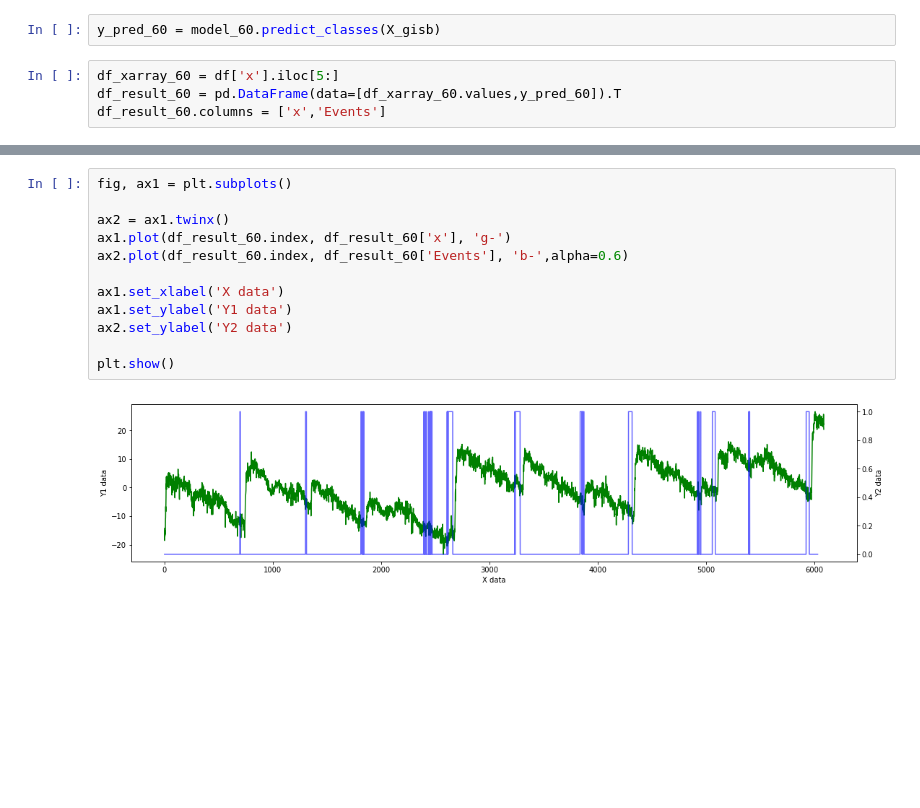
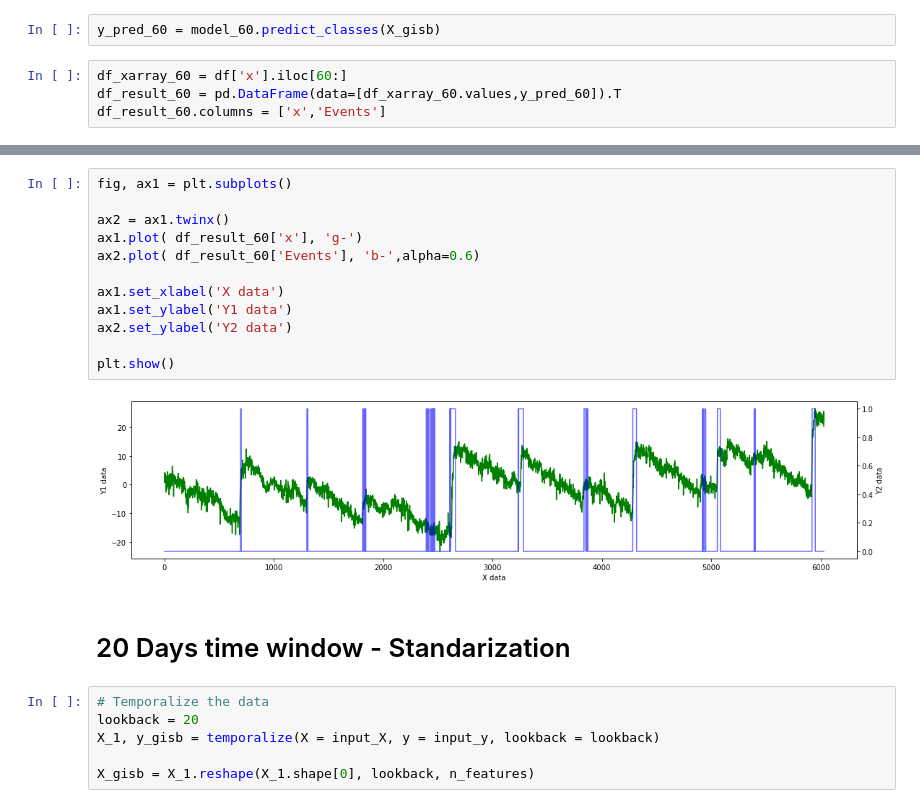
Before and after one commit to francovm/SSE, a Jupyter notebook: notebooks/09-Test-LSTM-GISB.ipynb, the cells around one changed output, grey strips where cells are left out. Drawn from its saved outputs; the diff is of its cells as text; blank space fills up the shorter version.

```diff
--- a/notebooks/09-Test-LSTM-GISB.ipynb
+++ b/notebooks/09-Test-LSTM-GISB.ipynb
@@ -450,7 +432,7 @@ _________________________________________________________________
 # %%
 y_pred_60 = model_60.predict_classes(X_gisb)
 # %%
-df_xarray_60 = df['x'].iloc[5:]
+df_xarray_60 = df['x'].iloc[60:]
 df_result_60 = pd.DataFrame(data=[df_xarray_60.values,y_pred_60]).T
 df_result_60.columns = ['x','Events']
 # %%
@@ -495,14 +477,22 @@ plt.plot()
 # %%
 fig, ax1 = plt.subplots()
 
 ax2 = ax1.twinx()
-ax1.plot(df_result_60.index, df_result_60['x'], 'g-')
-ax2.plot(df_result_60.index, df_result_60['Events'], 'b-',alpha=0.6)
+ax1.plot( df_result_60['x'], 'g-')
+ax2.plot( df_result_60['Events'], 'b-',alpha=0.6)
 
 ax1.set_xlabel('X data')
 ax1.set_ylabel('Y1 data')
 ax2.set_ylabel('Y2 data')
 
 plt.show()
 # %% [output]
-[figure, old version]
+[figure, new version]
+# %% [markdown]
+# 20 Days time window - Standarization
+# %%
+# Temporalize the data
+lookback = 20
+X_1, y_gisb = temporalize(X = input_X, y = input_y, lookback = lookback)
+
+X_gisb = X_1.reshape(X_1.shape[0], lookback, n_features)
```
Also changed, not shown: parts of 21 cells of this notebook, 12 other files.
